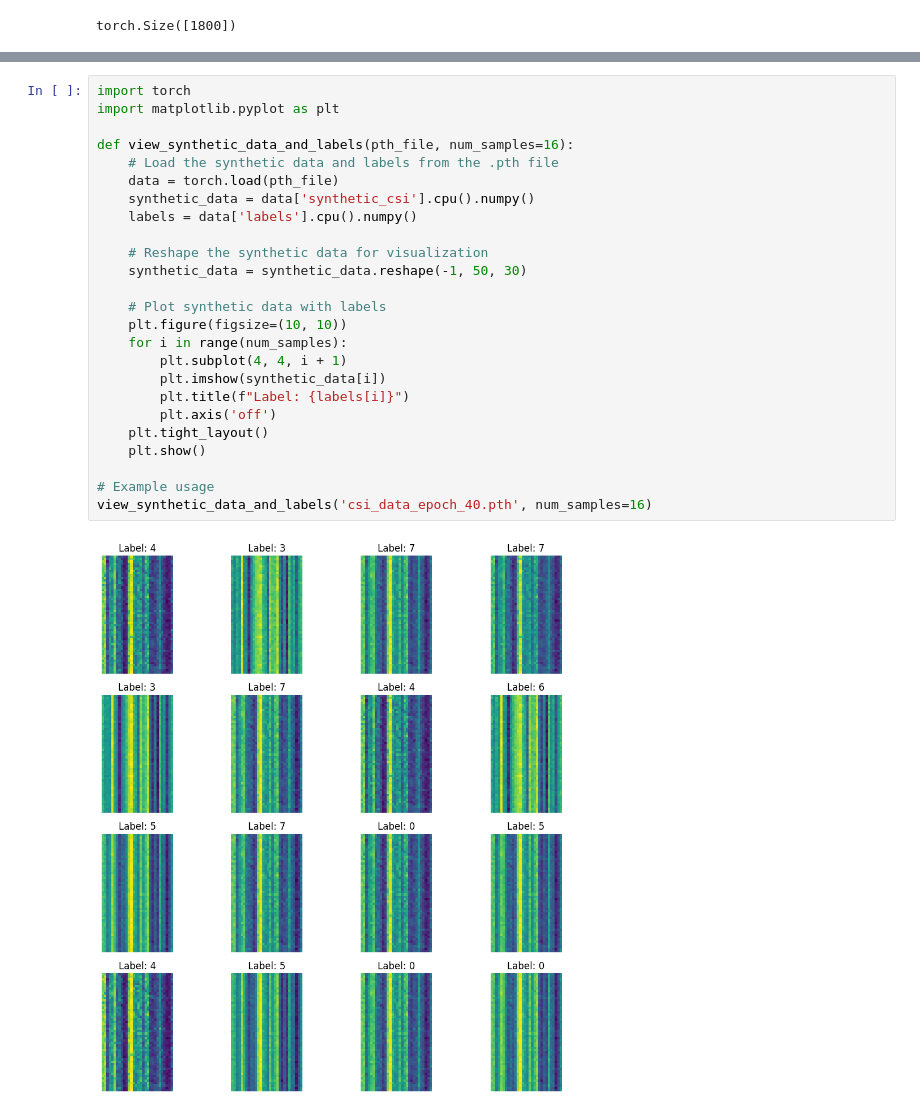
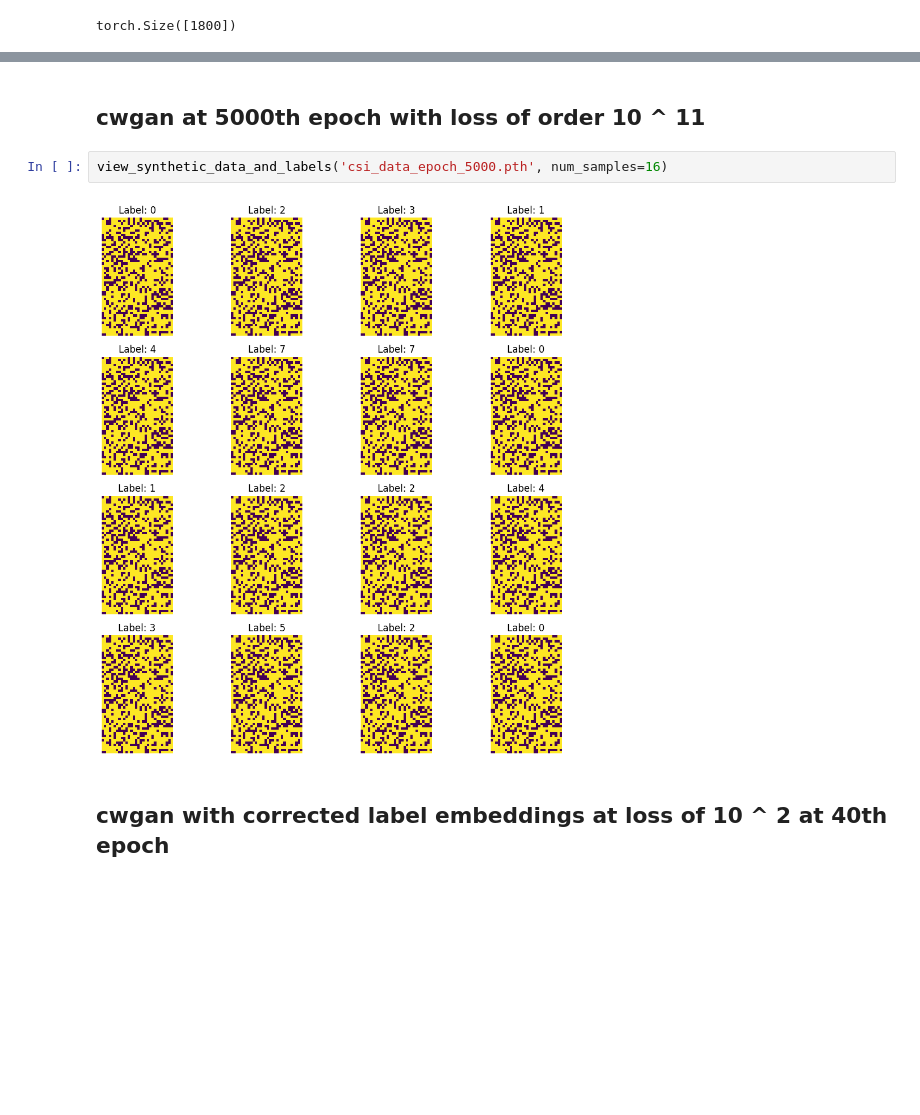
Before and after one commit to devansheek/CSI-GAN-Data-Augmentation, a Jupyter notebook: data.ipynb, the cells around one changed output, grey strips where cells are left out. Drawn from its saved outputs; the diff is of its cells as text; blank space fills up the shorter version.

```diff
--- a/data.ipynb
+++ b/data.ipynb
@@ -98,27 +73,8 @@ plot_data_subset(data[300:], num_samples=16)
-# %%
-import torch
-import matplotlib.pyplot as plt
-
-def view_synthetic_data_and_labels(pth_file, num_samples=16):
-    # Load the synthetic data and labels from the .pth file
-    data = torch.load(pth_file)
-    synthetic_data = data['synthetic_csi'].cpu().numpy()
-    labels = data['labels'].cpu().numpy()
-
-    # Reshape the synthetic data for visualization
-    synthetic_data = synthetic_data.reshape(-1, 50, 30)
-
-    # Plot synthetic data with labels
-    plt.figure(figsize=(10, 10))
-    for i in range(num_samples):
-        plt.subplot(4, 4, i + 1)
-        plt.imshow(synthetic_data[i])
-        plt.title(f"Label: {labels[i]}")
-        plt.axis('off')
-    plt.tight_layout()
-    plt.show()
-
-# Example usage
-view_synthetic_data_and_labels('csi_data_epoch_40.pth', num_samples=16)
-# %% [output]
-[figure, removed]
+# %% [markdown]
+## cwgan at 5000th epoch with loss of order 10 ^ 11
+# %%
+view_synthetic_data_and_labels('csi_data_epoch_5000.pth', num_samples=16)
+# %% [output]
+[figure, added]
+# %% [markdown]
+## cwgan with corrected label embeddings at loss of 10 ^ 2 at 40th epoch
```
Also changed, not shown: parts of 7 cells of this notebook, 3 other files.
